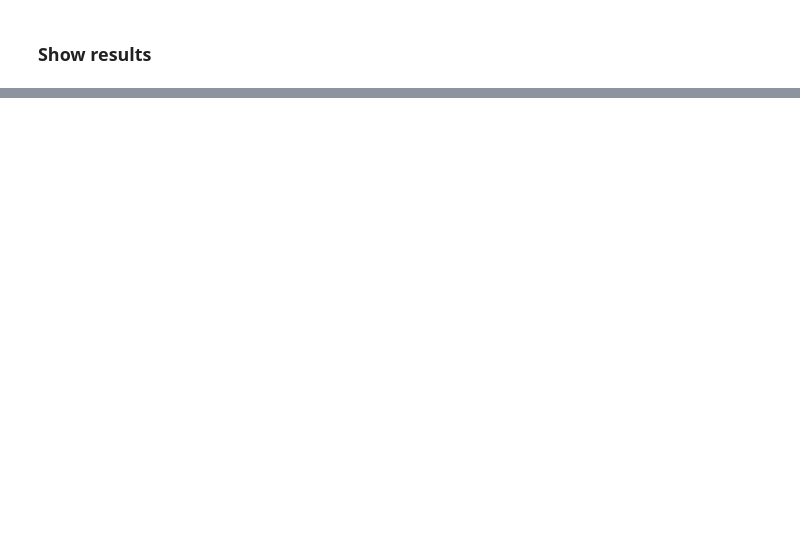
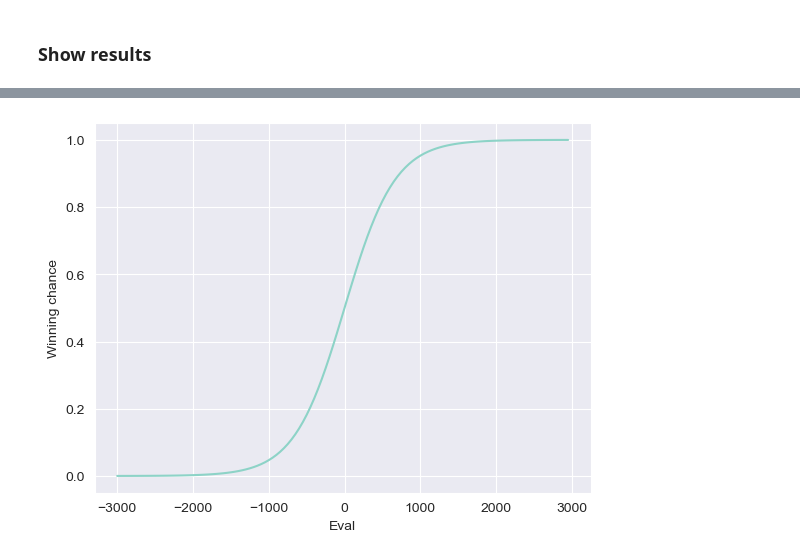
Before and after one commit to SandroMartens/Lichess-Win-Predictions, a Jupyter notebook: win_prob.ipynb, the cells around one changed output, grey strips where cells are left out. Saved outputs shown, nothing was run; the diff lists cells and outputs as text; code cells hidden in the pictures; blank space fills up the shorter version.

```diff
--- a/win_prob.ipynb
+++ b/win_prob.ipynb
@@ -205,0 +220,10 @@ array([[0.55562]])
+# %%
+cps = np.arange(-3_000, 3_000, 50)
+data_plot = pd.DataFrame(
+    [cps, model.predict_proba(cps.reshape(-1, 1))[:, 1]],
+    index=["Eval", "Winning chance"],
+).T
+sns.lineplot(data=data_plot, x="Eval", y="Winning chance")
+plt.savefig("images\\tmp\\eval_winchance.png", dpi=300, transparent=False)
+# %% [output]
+[figure, added]
```
Also changed, not shown: parts of 9 cells of this notebook, 3 other files.
